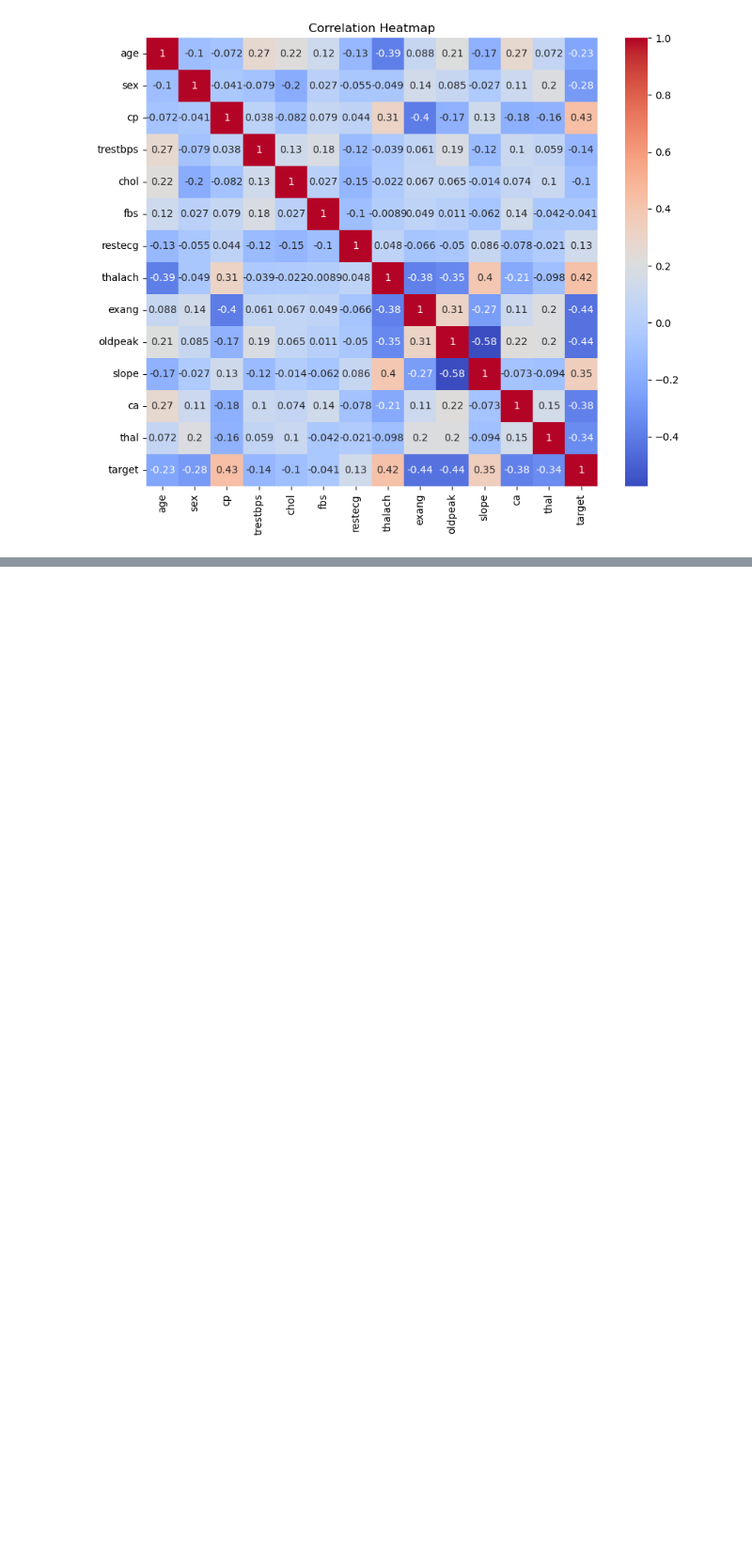
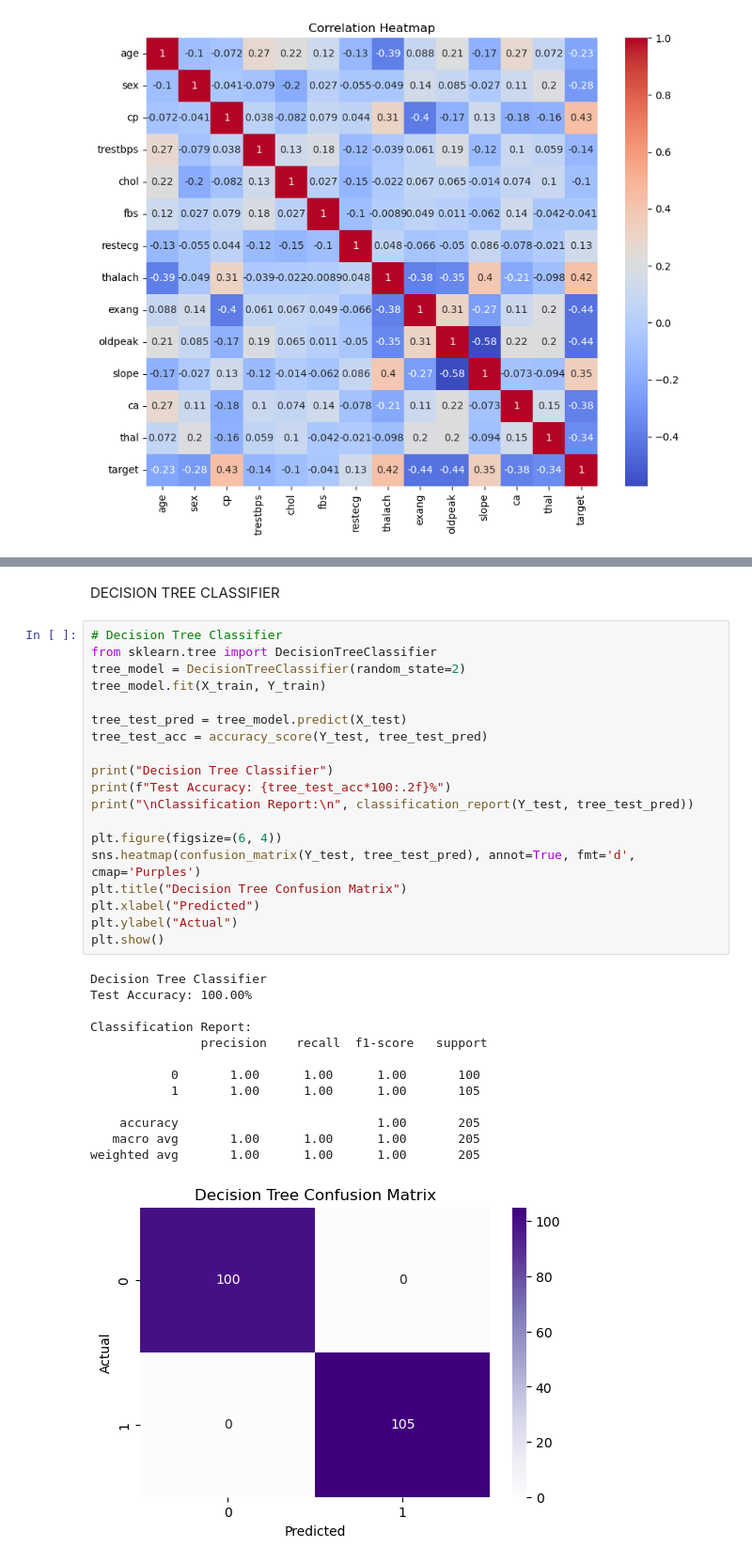
Before and after one commit to Mr-Wasith/Heart_Disease_Prediction, a Jupyter notebook: Heart_Disease_Prediction.ipynb, the cells around one changed output, grey strips where cells are left out. Shown at 94% size. Drawn from its saved outputs; the diff is of its cells as text; blank space fills up the shorter version.

```diff
--- a/Heart_Disease_Prediction.ipynb
+++ b/Heart_Disease_Prediction.ipynb
@@ -333,0 +165,35 @@ The Person does not have a Heart Disease
+# %% [markdown]
+DECISION TREE CLASSIFIER
+# %%
+# Decision Tree Classifier
+from sklearn.tree import DecisionTreeClassifier
+tree_model = DecisionTreeClassifier(random_state=2)
+tree_model.fit(X_train, Y_train)
+
+tree_test_pred = tree_model.predict(X_test)
+tree_test_acc = accuracy_score(Y_test, tree_test_pred)
+
+print("Decision Tree Classifier")
+print(f"Test Accuracy: {tree_test_acc*100:.2f}%")
+print("\nClassification Report:\n", classification_report(Y_test, tree_test_pred))
+
+plt.figure(figsize=(6, 4))
+sns.heatmap(confusion_matrix(Y_test, tree_test_pred), annot=True, fmt='d', cmap='Purples')
+plt.title("Decision Tree Confusion Matrix")
+plt.xlabel("Predicted")
+plt.ylabel("Actual")
+plt.show()
+# %% [output]
+Decision Tree Classifier
+Test Accuracy: 100.00%
+
+Classification Report:
+               precision    recall  f1-score   support
+
+           0       1.00      1.00      1.00       100
+           1       1.00      1.00      1.00       105
+
+    accuracy                           1.00       205
+   macro avg       1.00      1.00      1.00       205
+weighted avg       1.00      1.00      1.00       205
+[figure, added]
```
Also changed, not shown: parts of 33 cells of this notebook.
